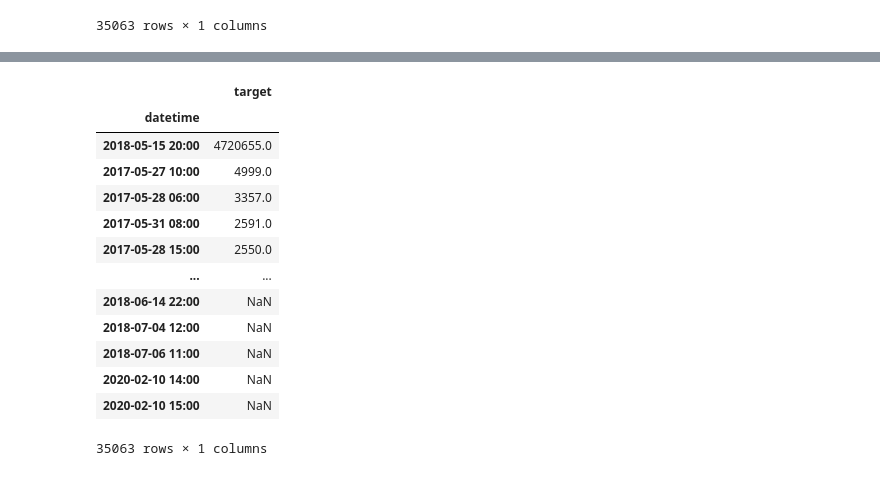
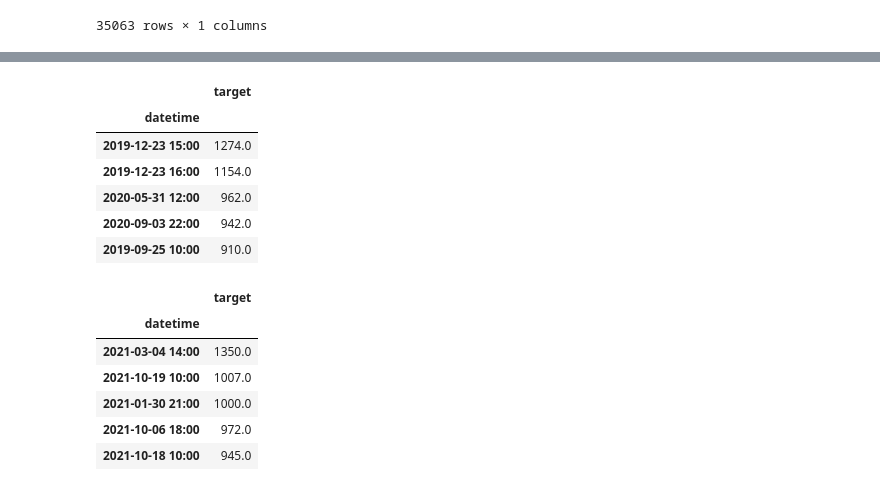
Before and after one commit to pyh5214/ML_Time-Series-Analysis, a Jupyter notebook: water.ipynb, the cells around one changed output, grey strips where cells are left out. Drawn from its saved outputs; the diff is of its cells as text; code cells hidden in the pictures.

```diff
--- a/water.ipynb
+++ b/water.ipynb
@@ -16,4 +16,4 @@ warnings.simplefilter(action='ignore', category=FutureWarning)
 %config Completer.use_jedi = False
 %config InlineBackend.figure_format = 'retina'
 # %%
-water = pd.read_csv('C:/k_digital/source/data/data_tr_city.csv')
+water = pd.read_csv('C:\\k_digital\\source\\mygit\\ML-First-Project\\water_preprocessing.csv')
@@ -20,3 +22,3 @@ water = pd.read_csv('C:/k_digital/source/data/data_tr_city.csv')
 # %%
-water['target'] = water['구미 혁신도시배수지 유출유량 적산차']
-water = water.drop('구미 혁신도시배수지 유출유량 적산차', axis=1)
+water_test['target'] = water_test['구미 혁신도시배수지 유출유량 적산차']
+water_test = water_test.drop('구미 혁신도시배수지 유출유량 적산차', axis=1)
@@ -63,17 +85,20 @@ water.target.plot()
 # %%
-water.sort_values(by='target', ascending=False)
+water.sort_values(by='target', ascending=False).head()
 # %% [output]
 |  | target |
 | datetime |  |
-| 2018-05-15 20:00 | 4720655.0 |
-| 2017-05-27 10:00 | 4999.0 |
-| 2017-05-28 06:00 | 3357.0 |
-| 2017-05-31 08:00 | 2591.0 |
-| 2017-05-28 15:00 | 2550.0 |
-| ... | ... |
-| 2018-06-14 22:00 | NaN |
-| 2018-07-04 12:00 | NaN |
-| 2018-07-06 11:00 | NaN |
-| 2020-02-10 14:00 | NaN |
-| 2020-02-10 15:00 | NaN |
+| 2019-12-23 15:00 | 1274.0 |
+| 2019-12-23 16:00 | 1154.0 |
+| 2020-05-31 12:00 | 962.0 |
+| 2020-09-03 22:00 | 942.0 |
+| 2019-09-25 10:00 | 910.0 |
-35063 rows × 1 columns
+# %%
+water_test.sort_values(by='target', ascending=False).head()
+# %% [output]
+|  | target |
+| datetime |  |
+| 2021-03-04 14:00 | 1350.0 |
+| 2021-10-19 10:00 | 1007.0 |
+| 2021-01-30 21:00 | 1000.0 |
+| 2021-10-06 18:00 | 972.0 |
+| 2021-10-18 10:00 | 945.0 |
```
Also changed, not shown: parts of 132 cells of this notebook.
